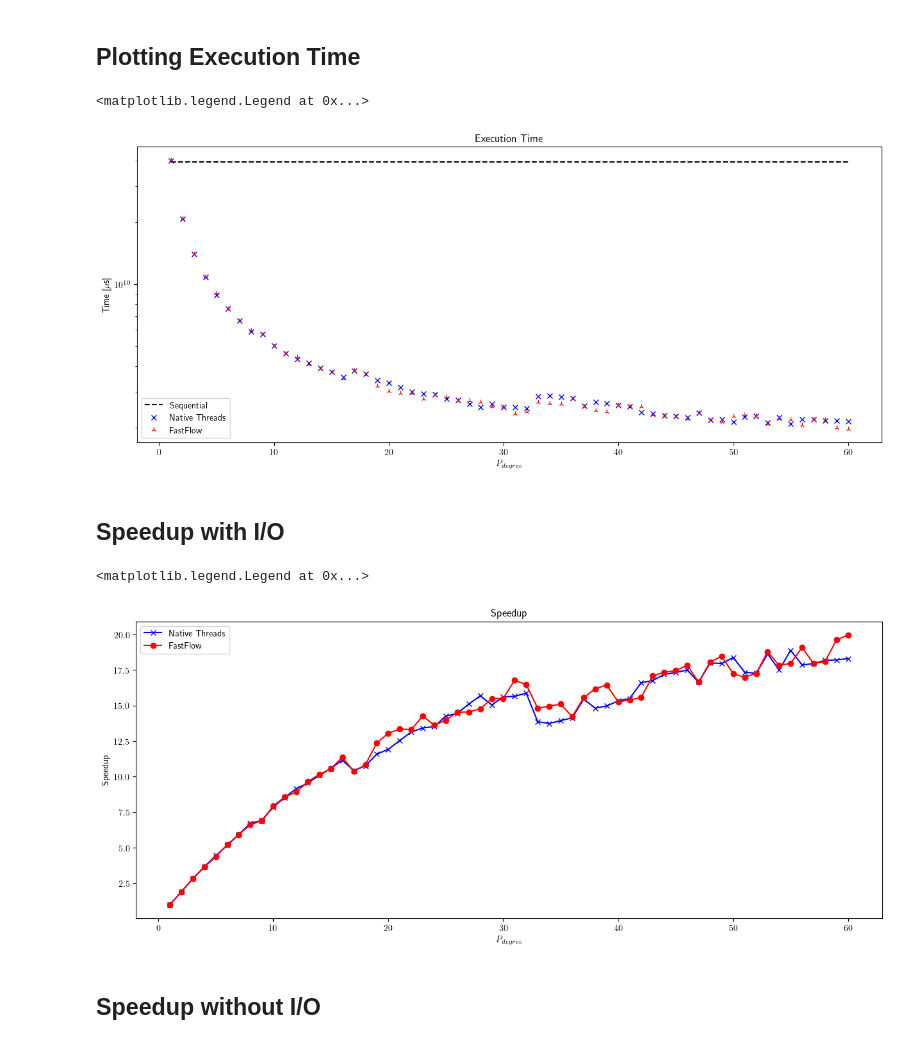
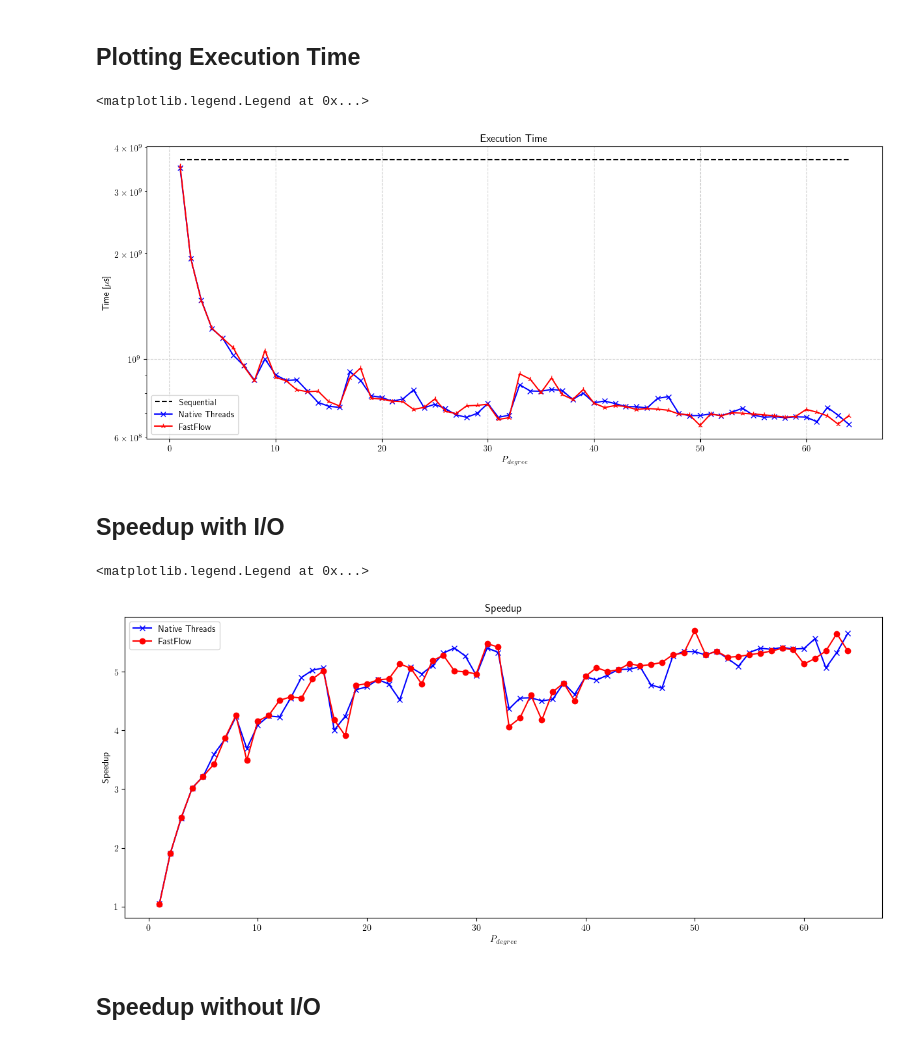
Before and after one commit to federicosilvestri/spm-project, a Jupyter notebook: benchmark_workspace/ImplementationAnalysis.ipynb, the cells around one changed output. Cells and saved outputs as stored; diff of their text form; code cells hidden in the pictures.

```diff
--- a/benchmark_workspace/ImplementationAnalysis.ipynb
+++ b/benchmark_workspace/ImplementationAnalysis.ipynb
@@ -9,7 +9,7 @@ The dimension of file is fixed. Another study on the performance of program rela
 from b_tools.analysis import compute_performances
 # %%
 # File dimension
-FILE_DIM='100'
+FILE_DIM='50'
 SEQ_DATA, THR_DATA, FF_DATA = compute_performances(FILE_DIM)
 # %%
 SEQ_DATA
@@ -70,28 +62,28 @@ plt.rcParams['text.usetex'] = True
 # %%
 plt.figure(figsize=(15,6))
 plt.title("Execution Time")
 
 plt.ylabel("Time [$\mu$s]")
 plt.xlabel("$P_{degree}$")
 plt.yscale('log')
 
 #plt.xticks([p _])
 
 X = THR_DATA['P_DEGREE']
 
 # Plot sequential implementation
 plt.plot(X, [SEQ_DATA['TOTAL'] for _ in X], '--k', label='Sequential')
 
 # Plot THR implementation
-plt.plot(X, THR_DATA['TOTAL'], 'xb', label='Native Threads')
+plt.plot(X, THR_DATA['TOTAL'], 'x-b', label='Native Threads')
 
 # Plot FF implementation
-plt.plot(X, FF_DATA['TOTAL'], '2r', label='FastFlow')
-
+plt.plot(X, FF_DATA['TOTAL'], '2-r', label='FastFlow')
+plt.grid(visible=True, color='lightgray', ls='--')
 plt.legend()
 # %% [output]
 <matplotlib.legend.Legend at 0x...>
-[figure, old version]
+[figure, new version]
 # %% [markdown]
 ## Speedup with I/O
 # %%
@@ -110,7 +102,7 @@ plt.plot(X, FF_DATA['SP_IO'], 'o-r', label="FastFlow")
 plt.legend()
 # %% [output]
 <matplotlib.legend.Legend at 0x...>
-[figure, old version]
+[figure, new version]
 # %% [markdown]
 ## Speedup without I/O
 # %%
```
Also changed, not shown: parts of 7 cells of this notebook, 6 other files.
